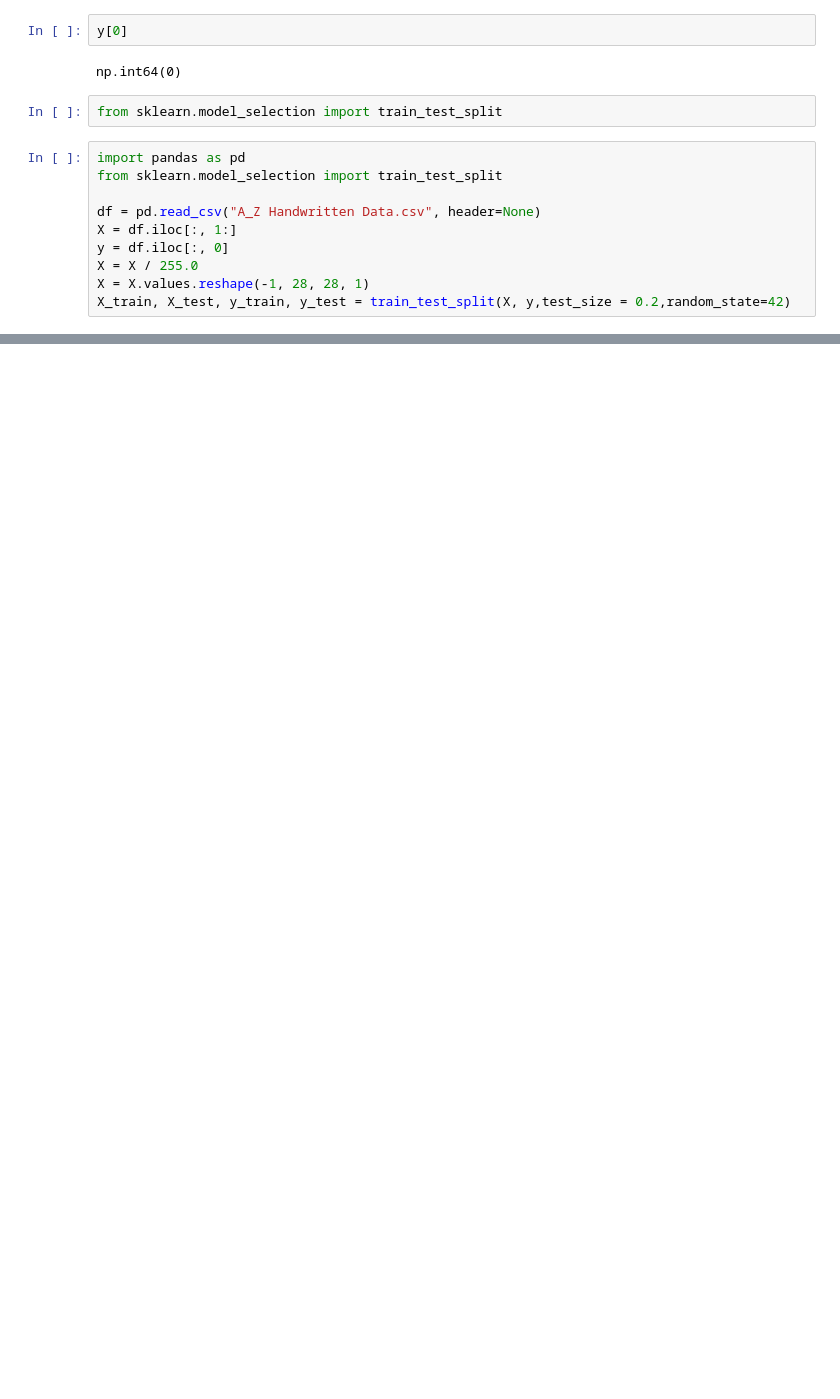
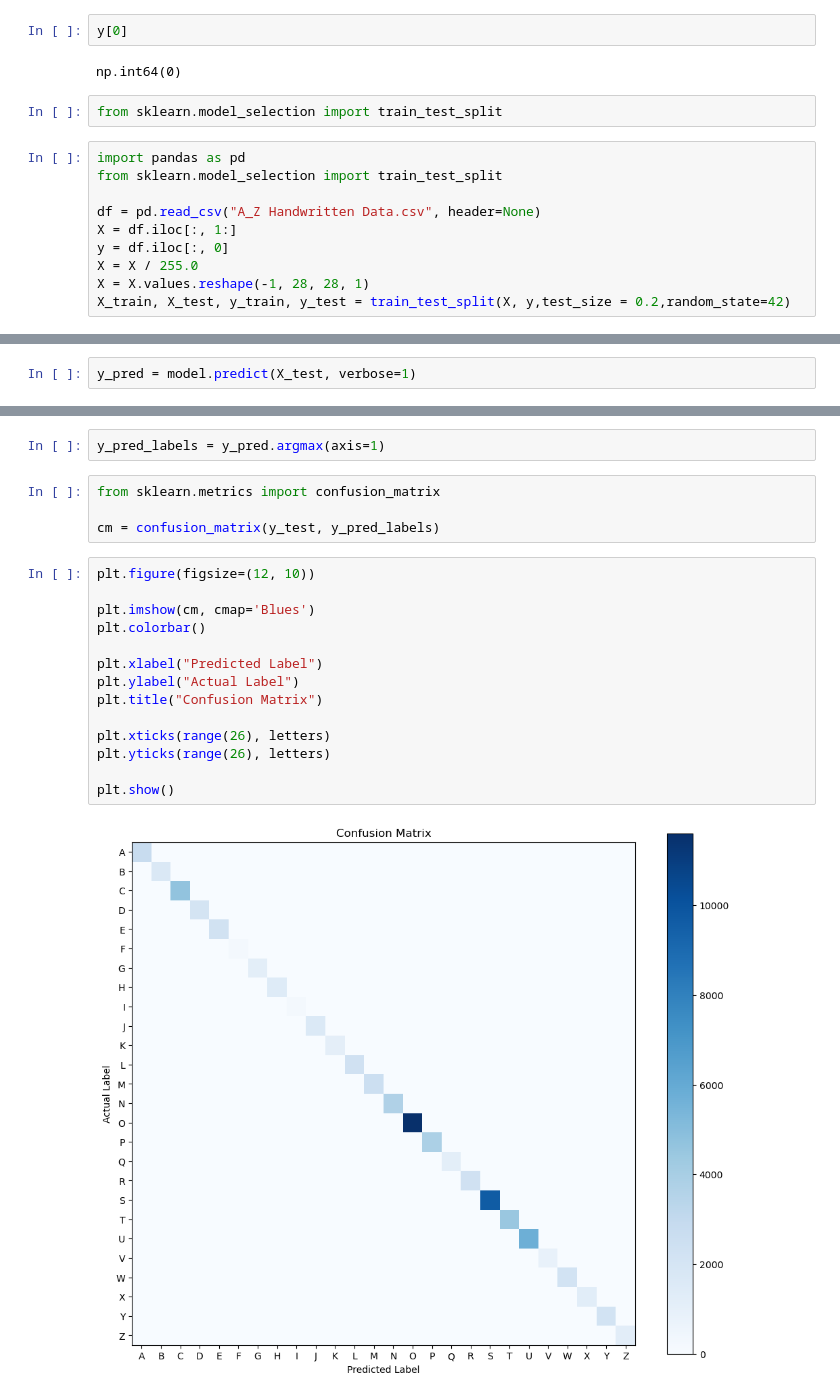
Before and after one commit to Sarthak-Paturkar/handwritten-alphabet-cnn, a Jupyter notebook: alphabets_cnn.ipynb, the cells around one changed output, grey strips where cells are left out. Drawn from its saved outputs; the diff is of its cells as text; blank space fills up the shorter version.

```diff
--- a/alphabets_cnn.ipynb
+++ b/alphabets_cnn.ipynb
@@ -112,0 +298,2 @@ X_train.shape
+# %%
+y_pred = model.predict(X_test, verbose=1)
@@ -112,0 +302,22 @@ X_train.shape
+# %%
+y_pred_labels = y_pred.argmax(axis=1)
+# %%
+from sklearn.metrics import confusion_matrix
+
+cm = confusion_matrix(y_test, y_pred_labels)
+# %%
+plt.figure(figsize=(12, 10))
+
+plt.imshow(cm, cmap='Blues')
+plt.colorbar()
+
+plt.xlabel("Predicted Label")
+plt.ylabel("Actual Label")
+plt.title("Confusion Matrix")
+
+plt.xticks(range(26), letters)
+plt.yticks(range(26), letters)
+
+plt.show()
+# %% [output]
+[figure, added]
```
Also changed, not shown: parts of 83 cells of this notebook, 2 other files.
